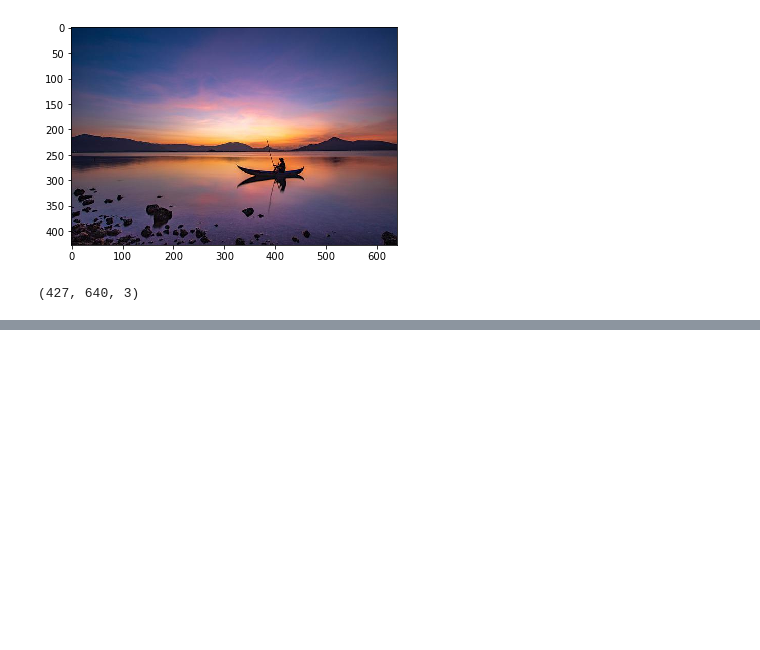
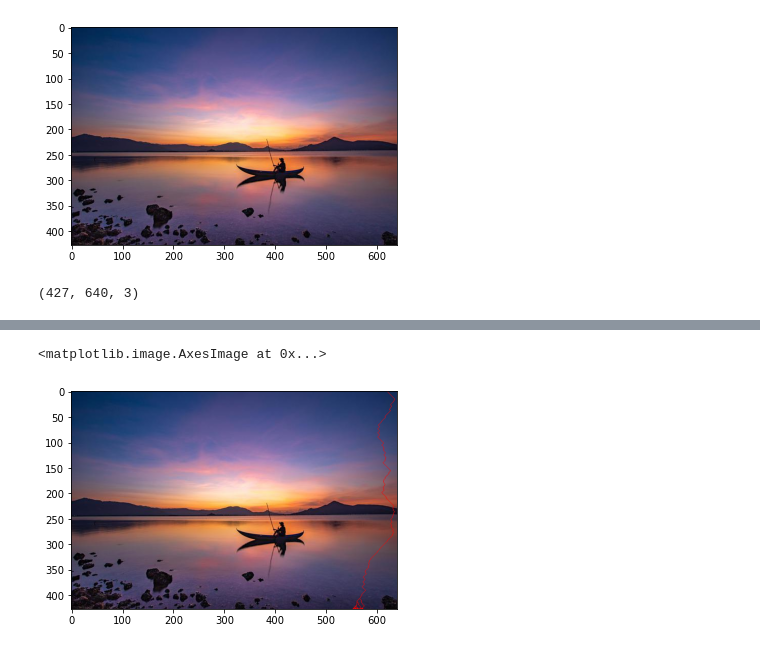
Before and after one commit to zjing20/cs445-seam-carving, a Jupyter notebook: Seam Carving.ipynb, the cells around one changed output, grey strips where cells are left out. Cells and saved outputs as stored; diff of their text form; code cells hidden in the pictures; blank space fills up the shorter version.

```diff
--- a/Seam Carving.ipynb
+++ b/Seam Carving.ipynb
@@ -234,0 +405,15 @@ h_cuts: 50/50
+# %%
+# show vertical seams - BAD EXAMPLE
+seams = copy.deepcopy(im)
+
+e = energy(im)
+cost, path = v_cost(e)
+mask = v_mask(cost,path,20)
+seams[:,:,2][~mask] = 255
+seams[:,:,1][~mask] = 0
+seams[:,:,0][~mask] = 0
+
+plt.imshow(seams[:,:,[2,1,0]])
+# %% [output]
+<matplotlib.image.AxesImage at 0x...>
+[figure, added]
```
Also changed, not shown: parts of 19 cells of this notebook, 8 other files.
